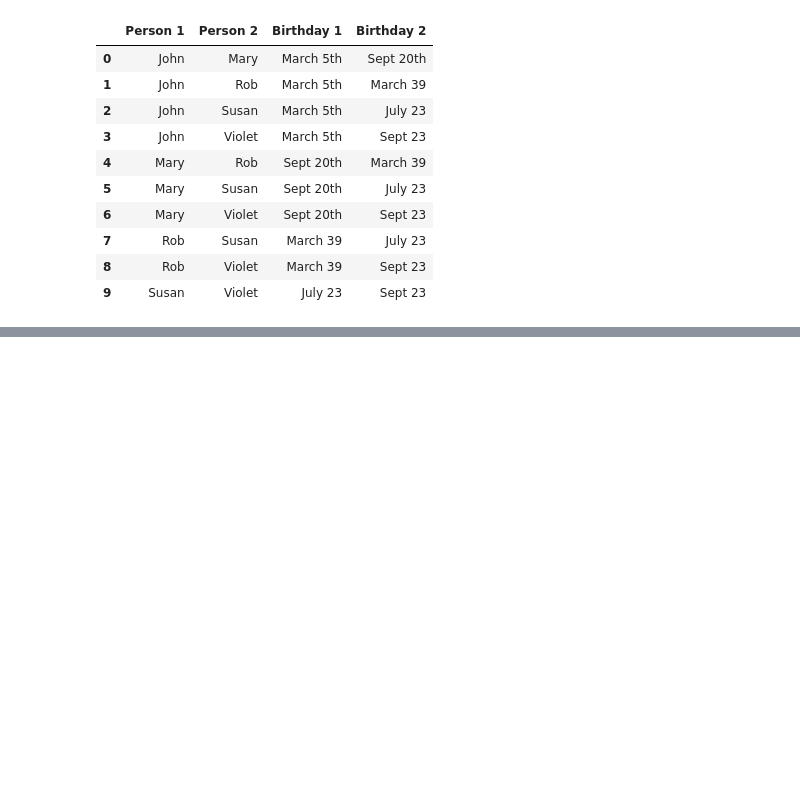
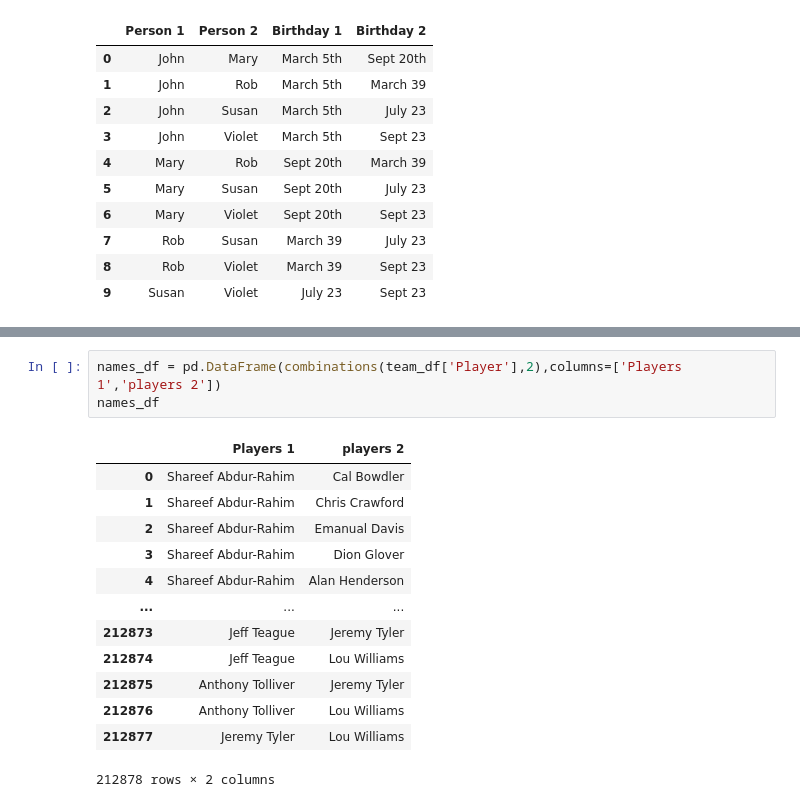
Before and after one commit to CyberWol-12/Python-Pandas-Data-Analysis-Journey, a Jupyter notebook: the_birthday_paradox_inthe_NBA/nba_players.ipynb, the cells around one changed output, grey strips where cells are left out. Saved outputs shown, nothing was run; the diff lists cells and outputs as text; blank space fills up the shorter version.

```diff
--- a/the_birthday_paradox_inthe_NBA/nba_players.ipynb
+++ b/the_birthday_paradox_inthe_NBA/nba_players.ipynb
@@ -179,0 +223,17 @@ df
+# %%
+names_df = pd.DataFrame(combinations(team_df['Player'],2),columns=['Players 1','players 2'])
+names_df
+# %% [output]
+|  | Players 1 | players 2 |
+| 0 | Shareef Abdur-Rahim | Cal Bowdler |
+| 1 | Shareef Abdur-Rahim | Chris Crawford |
+| 2 | Shareef Abdur-Rahim | Emanual Davis |
+| 3 | Shareef Abdur-Rahim | Dion Glover |
+| 4 | Shareef Abdur-Rahim | Alan Henderson |
+| ... | ... | ... |
+| 212873 | Jeff Teague | Jeremy Tyler |
+| 212874 | Jeff Teague | Lou Williams |
+| 212875 | Anthony Tolliver | Jeremy Tyler |
+| 212876 | Anthony Tolliver | Lou Williams |
+| 212877 | Jeremy Tyler | Lou Williams |
+212878 rows × 2 columns
```
Also changed, not shown: parts of 6 cells of this notebook.
